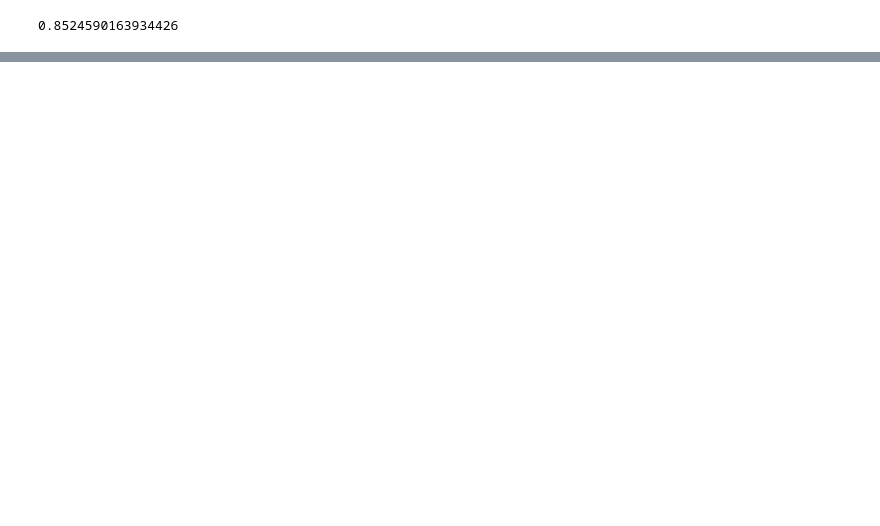
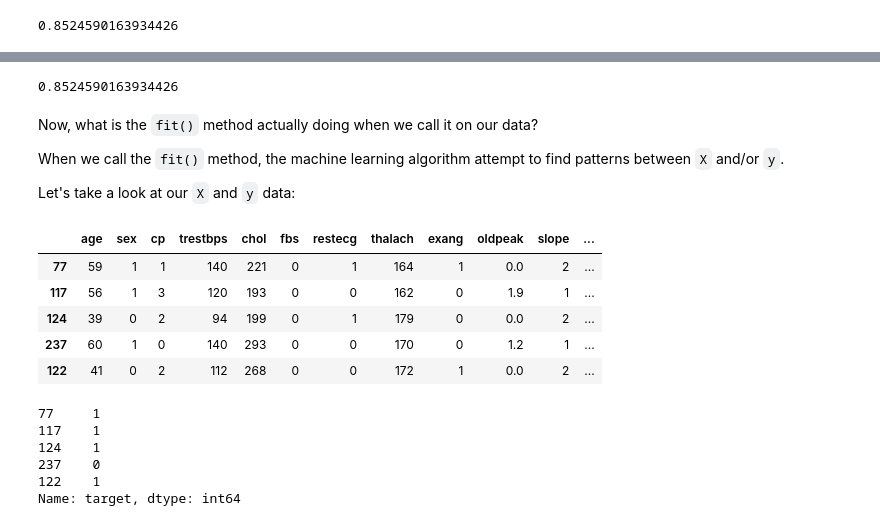
Before and after one commit to Insidiae/ztm-machine-learning, a Jupyter notebook: 4_scikit-learn_creating_machine_learning_models/introduction_to_scikit-learn.ipynb, the cells around one changed output, grey strips where cells are left out. Cells and saved outputs as stored; diff of their text form; code cells hidden in the pictures; blank space fills up the shorter version.

Commit message:
sklearn part 3

```diff
--- a/4_scikit-learn_creating_machine_learning_models/introduction_to_scikit-learn.ipynb
+++ b/4_scikit-learn_creating_machine_learning_models/introduction_to_scikit-learn.ipynb
@@ -885,0 +892,39 @@ The beautiful part about using Scikit-Learn is that its API allows us to use dif
+# %%
+from sklearn.ensemble import RandomForestClassifier
+
+np.random.seed(69)
+
+X = heart_disease.drop("target", axis=1)
+y = heart_disease["target"]
+
+X_train, X_test, y_train, y_test = train_test_split(X, y, test_size=0.2)
+
+clf = RandomForestClassifier()
+clf.fit(X_train, y_train)
+clf.score(X_test, y_test)
+# %% [output]
+0.8524590163934426
+# %% [markdown]
+Now, what is the `fit()` method actually doing when we call it on our data?
+
+When we call the `fit()` method, the machine learning algorithm attempt to find patterns between `X` and/or `y`.
+
+Let's take a look at our `X` and `y` data:
+# %%
+X_train.head()
+# %% [output]
+|  | age | sex | cp | trestbps | chol | fbs | restecg | thalach | exang | oldpeak | slope | ... |
+| 77 | 59 | 1 | 1 | 140 | 221 | 0 | 1 | 164 | 1 | 0.0 | 2 | ... |
+| 117 | 56 | 1 | 3 | 120 | 193 | 0 | 0 | 162 | 0 | 1.9 | 1 | ... |
+| 124 | 39 | 0 | 2 | 94 | 199 | 0 | 1 | 179 | 0 | 0.0 | 2 | ... |
+| 237 | 60 | 1 | 0 | 140 | 293 | 0 | 0 | 170 | 0 | 1.2 | 1 | ... |
+| 122 | 41 | 0 | 2 | 112 | 268 | 0 | 0 | 172 | 1 | 0.0 | 2 | ... |
+# %%
+y_train.head()
+# %% [output]
+77     1
+117    1
+124    1
+237    0
+122    1
+Name: target, dtype: int64
```
Also changed, not shown: parts of 20 cells of this notebook.
